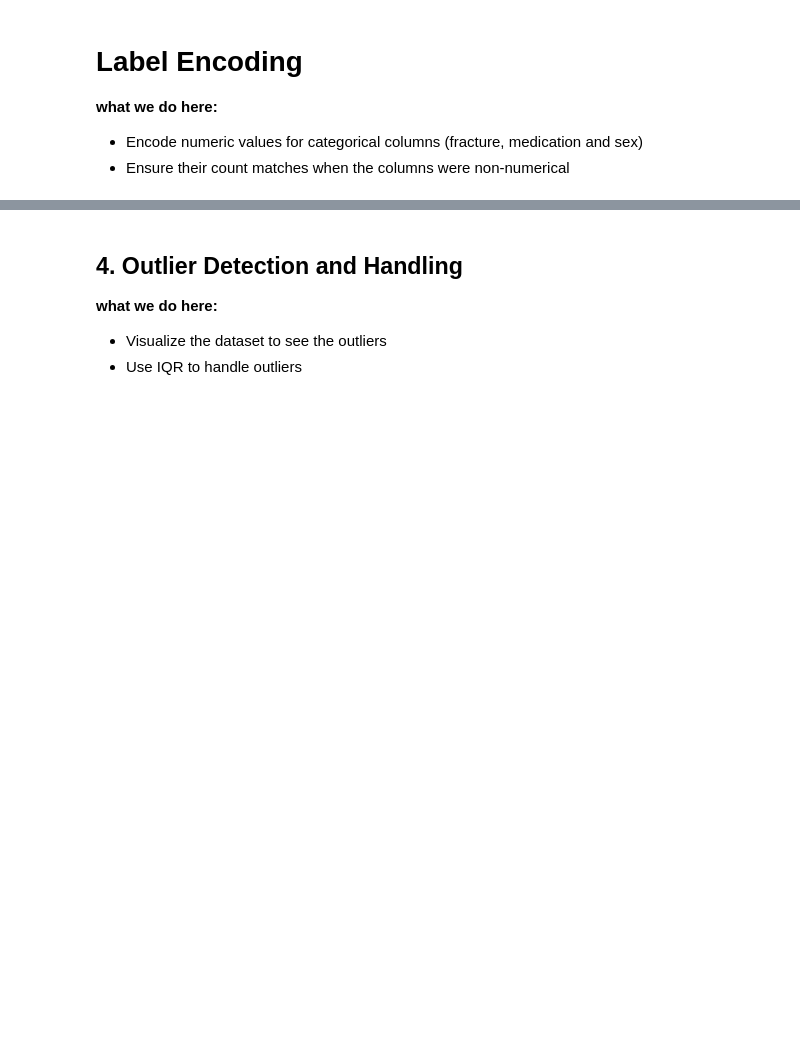
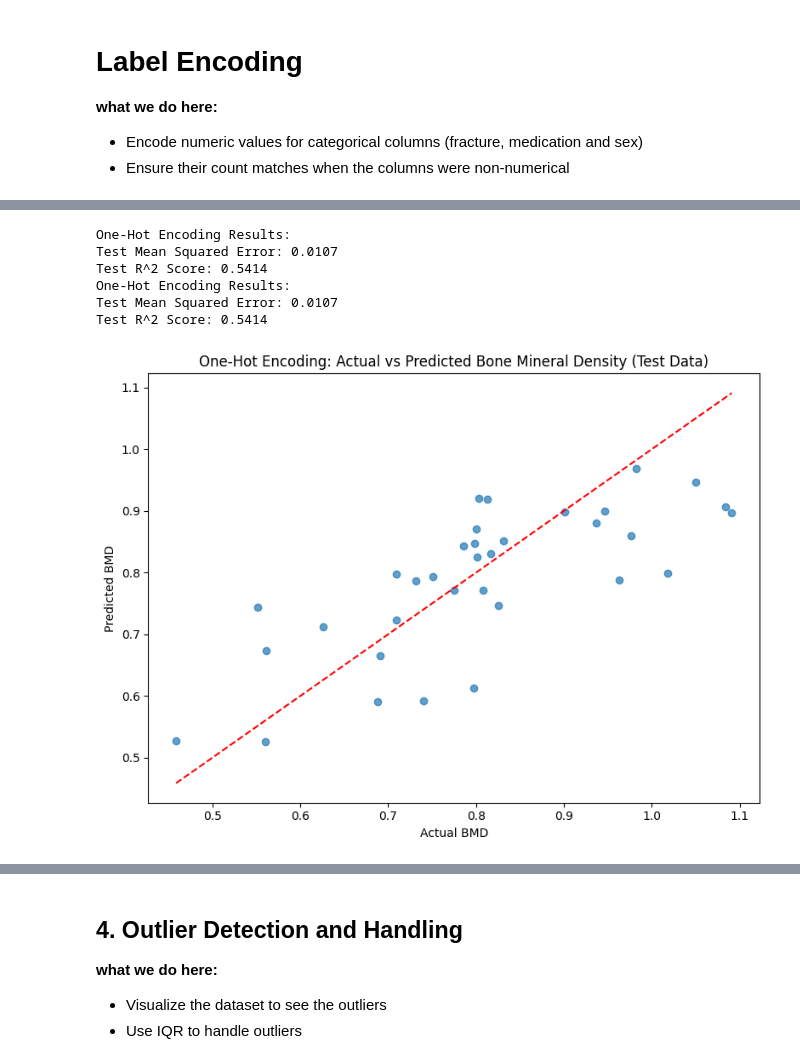
Before and after one commit to hamsasaber/Kidney_Function_Decline, a Jupyter notebook: Notebooks/Kidney_Function_Decline.ipynb, the cells around one changed output, grey strips where cells are left out. Drawn from its saved outputs; the diff is of its cells as text; code cells hidden in the pictures; blank space fills up the shorter version.

```diff
--- a/Notebooks/Kidney_Function_Decline.ipynb
+++ b/Notebooks/Kidney_Function_Decline.ipynb
@@ -133,0 +153,40 @@ Name: count, dtype: int64
+# %%
+# One-Hot Encoding for categorical columns
+data_ohe = pd.get_dummies(data, columns=['fracture', 'medication', 'sex'])
+
+# Split features and target
+x_ohe = data_ohe.drop("bmd", axis=1)
+y_ohe = data_ohe["bmd"]
+X_train_ohe, X_test_ohe, y_train_ohe, y_test_ohe = train_test_split(x_ohe, y_ohe, test_size=0.2, random_state=RANDOM_STATE)
+
+# Train and evaluate model
+lr_ohe = LinearRegression()
+lr_ohe.fit(X_train_ohe, y_train_ohe)
+y_pred_ohe = lr_ohe.predict(X_test_ohe)
+
+# Calculate metrics for One-Hot Encoding
+mse_test_ohe = mean_squared_error(y_test_ohe, y_pred_ohe)
+r2_test_ohe = r2_score(y_test_ohe, y_pred_ohe)
+
+# Print One-Hot Encoding Results
+print("One-Hot Encoding Results:")
+print(f"Test Mean Squared Error: {mse_test_ohe:.4f}")
+print(f"Test R^2 Score: {r2_test_ohe:.4f}")
+
+# Plot actual vs predicted for One-Hot Encoding
+plt.figure(figsize=(8,6))
+plt.scatter(y_test_ohe, y_pred_ohe, alpha=0.7)
+plt.xlabel("Actual BMD")
+plt.ylabel("Predicted BMD")
+plt.title("One-Hot Encoding: Actual vs Predicted Bone Mineral Density (Test Data)")
+plt.plot([y_test_ohe.min(), y_test_ohe.max()], [y_test_ohe.min(), y_test_ohe.max()], 'r--')
+plt.tight_layout()
+plt.show()
+# %% [output]
+One-Hot Encoding Results:
+Test Mean Squared Error: 0.0107
+Test R^2 Score: 0.5414
+One-Hot Encoding Results:
+Test Mean Squared Error: 0.0107
+Test R^2 Score: 0.5414
+[figure, added]
```
Also changed, not shown: parts of 4 cells of this notebook.
